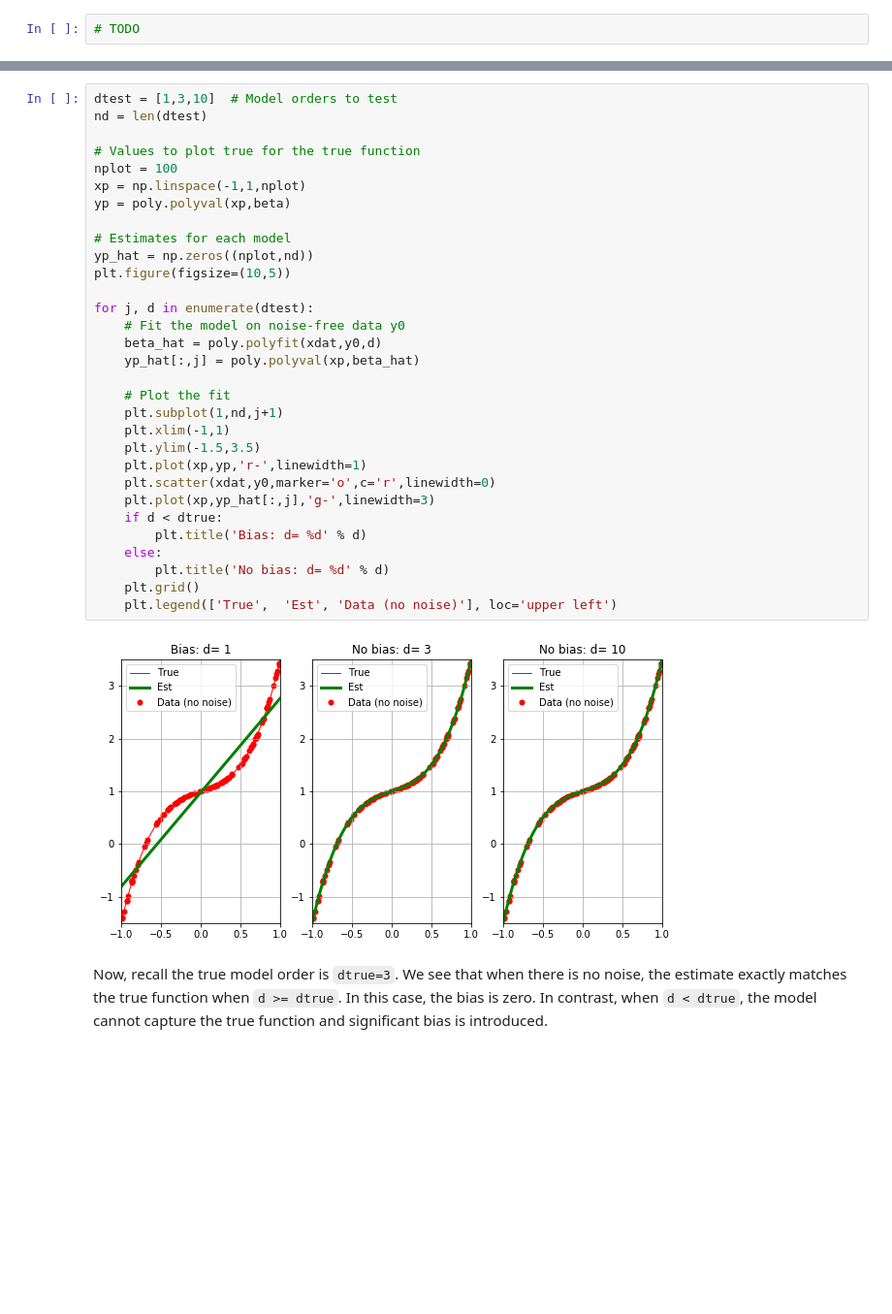
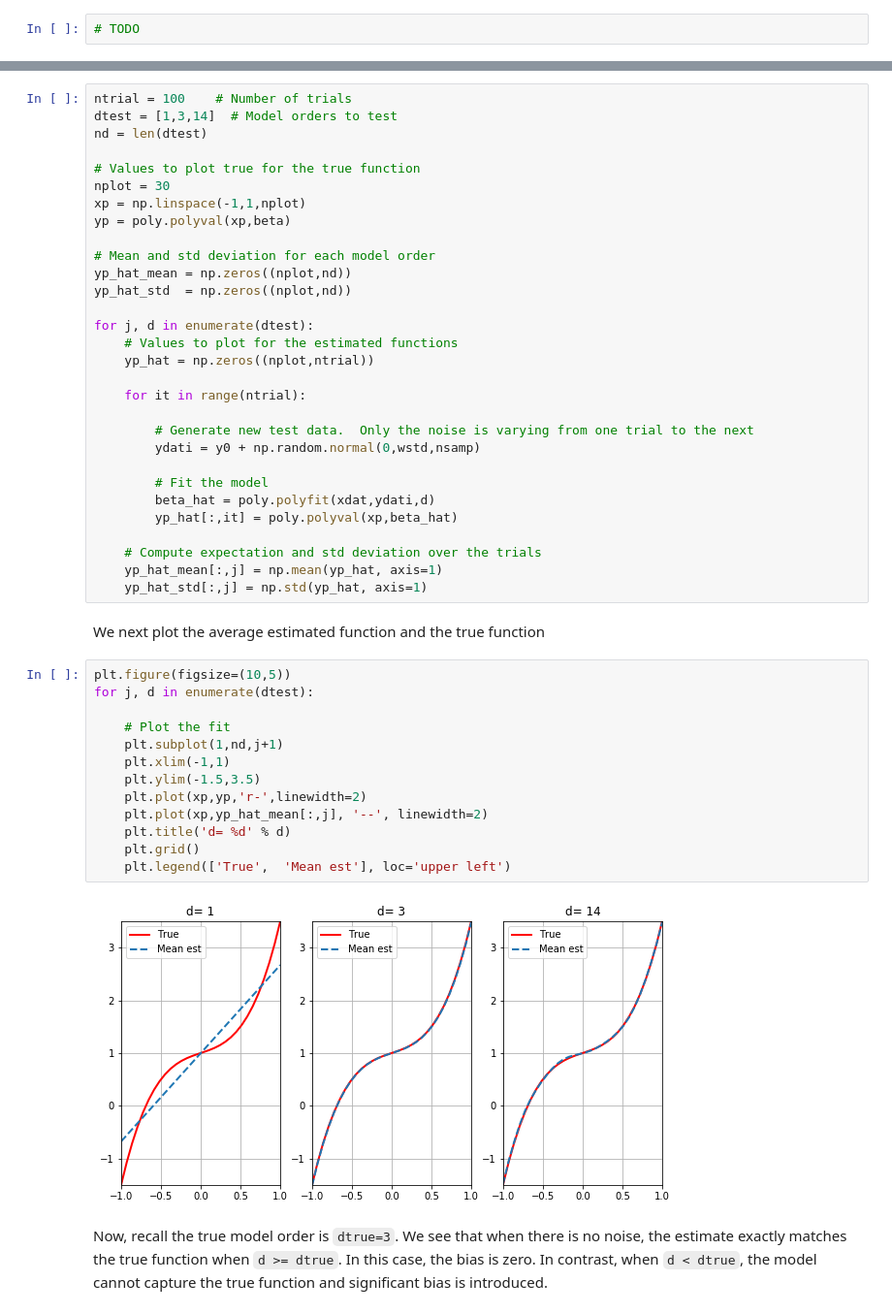
Before and after one commit to sdrangan/introml, a Jupyter notebook: unit04_model_sel/demo_polyfit.ipynb, the cells around one changed output, grey strips where cells are left out. Shown at 97% size. Drawn from its saved outputs; the diff is of its cells as text; blank space fills up the shorter version.

```diff
--- a/unit04_model_sel/demo_polyfit.ipynb
+++ b/unit04_model_sel/demo_polyfit.ipynb
@@ -199,35 +204,49 @@ First, we illustrate bias.  Qualitatively, *bias* is the difference between the
+# %%
+ntrial = 100    # Number of trials
+dtest = [1,3,14]  # Model orders to test
+nd = len(dtest)
+
+# Values to plot true for the true function
+nplot = 30
+xp = np.linspace(-1,1,nplot)
+yp = poly.polyval(xp,beta)
+
+# Mean and std deviation for each model order
+yp_hat_mean = np.zeros((nplot,nd))
+yp_hat_std  = np.zeros((nplot,nd))
+
+for j, d in enumerate(dtest):
+    # Values to plot for the estimated functions
+    yp_hat = np.zeros((nplot,ntrial))
+
+    for it in range(ntrial):
+
+        # Generate new test data.  Only the noise is varying from one trial to the next
+        ydati = y0 + np.random.normal(0,wstd,nsamp)
+
+        # Fit the model
+        beta_hat = poly.polyfit(xdat,ydati,d)
+        yp_hat[:,it] = poly.polyval(xp,beta_hat)
+
+    # Compute expectation and std deviation over the trials
+    yp_hat_mean[:,j] = np.mean(yp_hat, axis=1)
+    yp_hat_std[:,j] = np.std(yp_hat, axis=1)
+# %% [markdown]
+We next plot the average estimated function and the true function
 # %%
-dtest = [1,3,10]  # Model orders to test
-nd = len(dtest)
-
-# Values to plot true for the true function
-nplot = 100
-xp = np.linspace(-1,1,nplot)
-yp = poly.polyval(xp,beta)
-
-# Estimates for each model
-yp_hat = np.zeros((nplot,nd))
 plt.figure(figsize=(10,5))
-
 for j, d in enumerate(dtest):
-    # Fit the model on noise-free data y0
-    beta_hat = poly.polyfit(xdat,y0,d)
-    yp_hat[:,j] = poly.polyval(xp,beta_hat)
 
     # Plot the fit
     plt.subplot(1,nd,j+1)
     plt.xlim(-1,1)
     plt.ylim(-1.5,3.5)
-    plt.plot(xp,yp,'r-',linewidth=1)
-    plt.scatter(xdat,y0,marker='o',c='r',linewidth=0)
-    plt.plot(xp,yp_hat[:,j],'g-',linewidth=3)
-    if d < dtrue:
-        plt.title('Bias: d= %d' % d)
-    else:
-        plt.title('No bias: d= %d' % d)
+    plt.plot(xp,yp,'r-',linewidth=2)
+    plt.plot(xp,yp_hat_mean[:,j], '--', linewidth=2)
+    plt.title('d= %d' % d)
     plt.grid()
-    plt.legend(['True',  'Est', 'Data (no noise)'], loc='upper left')
+    plt.legend(['True',  'Mean est'], loc='upper left')
 # %% [output]
-[figure, old version]
+[figure, new version]
 # %% [markdown]
 Now, recall the true model order is `dtrue=3`.  We see that when there is no noise, the estimate exactly matches the true function when `d >= dtrue`. In this case, the bias is zero.  In contrast, when `d < dtrue`, the model cannot capture the true function and significant bias is introduced.
```
Also changed, not shown: parts of 18 cells of this notebook, 12 other files.
